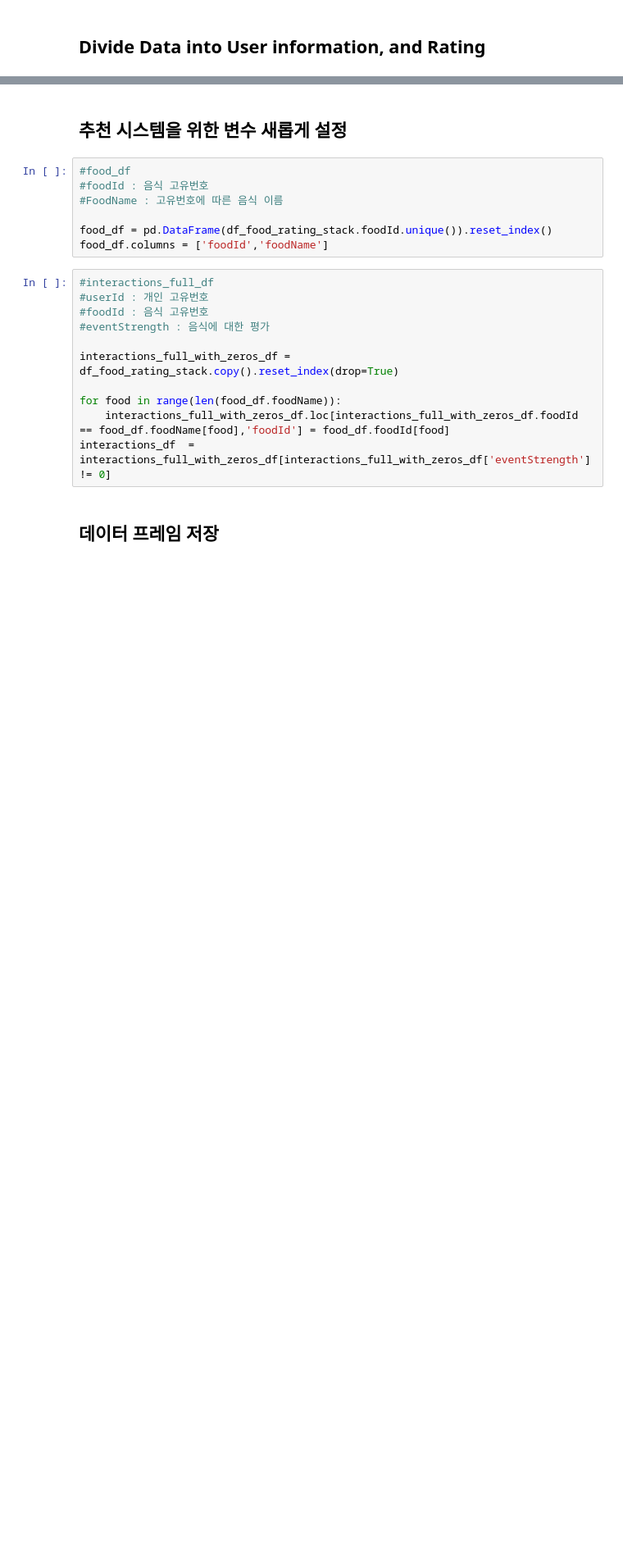
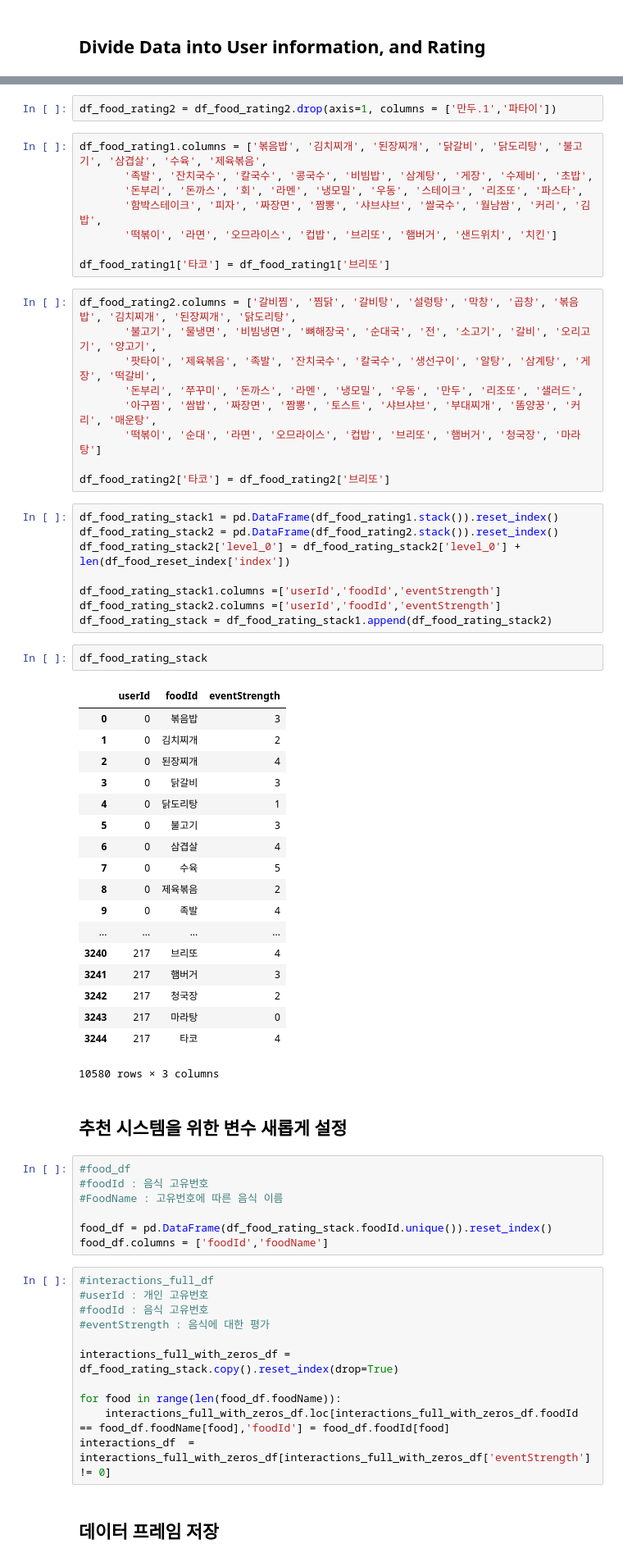
Before and after one commit to gun0317/GoEat, a Jupyter notebook: food_recommender.ipynb, the cells around one changed output, grey strips where cells are left out. Shown: that part at 82% size. Saved outputs shown, nothing was run; the diff lists cells and outputs as text; blank space fills up the shorter version.

Commit message:
181104
food_rating2 added
webcrawling site changed

```diff
--- a/food_recommender.ipynb
+++ b/food_recommender.ipynb
@@ -119,3 +102,51 @@ df_food_rating_stack.columns =['userId','foodId','eventStrength']
+# %%
+df_food_rating2 = df_food_rating2.drop(axis=1, columns = ['만두.1','파타이'])
+# %%
+df_food_rating1.columns = ['볶음밥', '김치찌개', '된장찌개', '닭갈비', '닭도리탕', '불고기', '삼겹살', '수육', '제육볶음',
+       '족발', '잔치국수', '칼국수', '콩국수', '비빔밥', '삼계탕', '게장', '수제비', '초밥',
+       '돈부리', '돈까스', '회', '라멘', '냉모밀', '우동', '스테이크', '리조또', '파스타',
+       '함박스테이크', '피자', '짜장면', '짬뽕', '샤브샤브', '쌀국수', '월남쌈', '커리', '김밥',
+       '떡볶이', '라면', '오므라이스', '컵밥', '브리또', '햄버거', '샌드위치', '치킨']
+
+df_food_rating1['타코'] = df_food_rating1['브리또']
+# %%
+df_food_rating2.columns = ['갈비찜', '찜닭', '갈비탕', '설렁탕', '막창', '곱창', '볶음밥', '김치찌개', '된장찌개', '닭도리탕',
+       '불고기', '물냉면', '비빔냉면', '뼈해장국', '순대국', '전', '소고기', '갈비', '오리고기', '양고기',
+       '팟타이', '제육볶음', '족발', '잔치국수', '칼국수', '생선구이', '알탕', '삼계탕', '게장', '떡갈비',
+       '돈부리', '쭈꾸미', '돈까스', '라멘', '냉모밀', '우동', '만두', '리조또', '샐러드',
+       '아구찜', '쌈밥', '짜장면', '짬뽕', '토스트', '샤브샤브', '부대찌개', '똠양꿍', '커리', '매운탕',
+       '떡볶이', '순대', '라면', '오므라이스', '컵밥', '브리또', '햄버거', '청국장', '마라탕']
+
+df_food_rating2['타코'] = df_food_rating2['브리또']
+# %%
+df_food_rating_stack1 = pd.DataFrame(df_food_rating1.stack()).reset_index()
+df_food_rating_stack2 = pd.DataFrame(df_food_rating2.stack()).reset_index()
+df_food_rating_stack2['level_0'] = df_food_rating_stack2['level_0'] + len(df_food_reset_index['index'])
+
+df_food_rating_stack1.columns =['userId','foodId','eventStrength']
+df_food_rating_stack2.columns =['userId','foodId','eventStrength']
+df_food_rating_stack = df_food_rating_stack1.append(df_food_rating_stack2)
+# %%
+df_food_rating_stack
+# %% [output]
+|  | userId | foodId | eventStrength |
+| 0 | 0 | 볶음밥 | 3 |
+| 1 | 0 | 김치찌개 | 2 |
+| 2 | 0 | 된장찌개 | 4 |
+| 3 | 0 | 닭갈비 | 3 |
+| 4 | 0 | 닭도리탕 | 1 |
+| 5 | 0 | 불고기 | 3 |
+| 6 | 0 | 삼겹살 | 4 |
+| 7 | 0 | 수육 | 5 |
+| 8 | 0 | 제육볶음 | 2 |
+| 9 | 0 | 족발 | 4 |
+| ... | ... | ... | ... |
+| 3240 | 217 | 브리또 | 4 |
+| 3241 | 217 | 햄버거 | 3 |
+| 3242 | 217 | 청국장 | 2 |
+| 3243 | 217 | 마라탕 | 0 |
+| 3244 | 217 | 타코 | 4 |
+10580 rows × 3 columns
 # %% [markdown]
 추천 시스템을 위한 변수 새롭게 설정
 --
```
Also changed, not shown: parts of 14 cells of this notebook, 9 other files.
